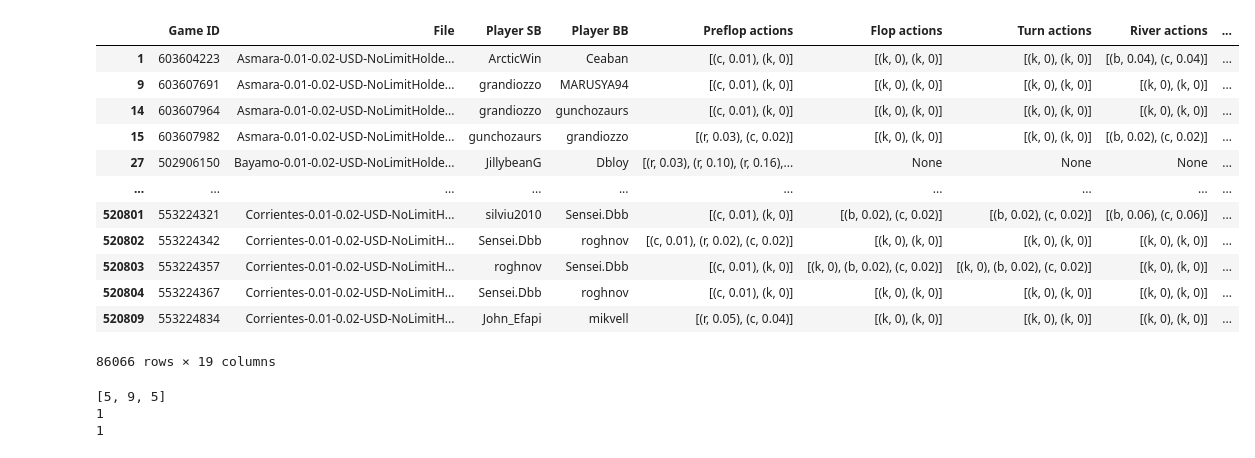
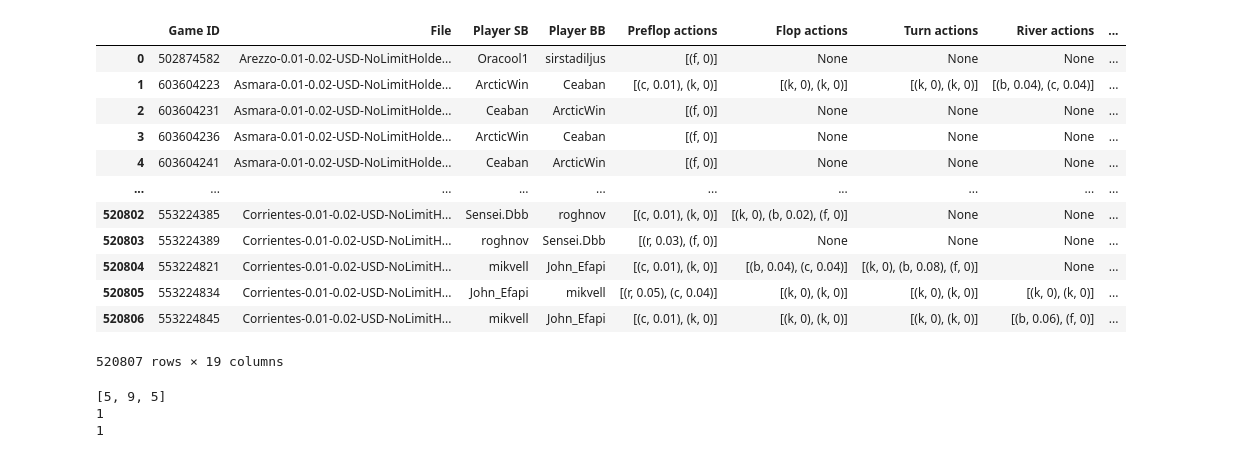
Before and after one commit to WinningEdge-AI/WinningEdge, a Jupyter notebook: straight_risk_prototype.ipynb, the cells around one changed output. Cells and saved outputs as stored; diff of their text form; code cells hidden in the pictures.

Commit message:
Bug fixed straight_risk_eval.py. Generated poker_df_straight_risk.pkl. Updated winedge/__init__.py.

```diff
--- a/straight_risk_prototype.ipynb
+++ b/straight_risk_prototype.ipynb
@@ -9,29 +5,29 @@ import warnings
 
 from winedge import Card
 # %%
-df = pd.read_pickle('/home/jtatka/WinningEdge/dataframe/poker_dataframe.pkl')
-st_df = df[(~df['River'].isnull()) & (~df['SB cards'].isnull()) & (~df['BB cards'].isnull())]
+df = pd.read_pickle('/home/jtatka/WinningEdge/dataframe/poker_dataframe_bugfixed.pkl')
+st_df = df
 
 #Add Columns to dataframe for SB & BB Handrank and Handstrength
 warnings.filterwarnings('ignore')
 st_df['Flop Straight Risk'] = np.nan
 st_df['Turn Straight Risk'] = np.nan
 st_df['River Straight Risk'] = np.nan
 st_df
 # %% [output]
 |  | Game ID | File | Player SB | Player BB | Preflop actions | Flop actions | Turn actions | River actions | ... |
+| 0 | 502874582 | Arezzo-0.01-0.02-USD-NoLimitHolde... | Oracool1 | sirstadiljus | [(f, 0)] | None | None | None | ... |
 | 1 | 603604223 | Asmara-0.01-0.02-USD-NoLimitHolde... | ArcticWin | Ceaban | [(c, 0.01), (k, 0)] | [(k, 0), (k, 0)] | [(k, 0), (k, 0)] | [(b, 0.04), (c, 0.04)] | ... |
-| 9 | 603607691 | Asmara-0.01-0.02-USD-NoLimitHolde... | grandiozzo | MARUSYA94 | [(c, 0.01), (k, 0)] | [(k, 0), (k, 0)] | [(k, 0), (k, 0)] | [(k, 0), (k, 0)] | ... |
-| 14 | 603607964 | Asmara-0.01-0.02-USD-NoLimitHolde... | grandiozzo | gunchozaurs | [(c, 0.01), (k, 0)] | [(k, 0), (k, 0)] | [(k, 0), (k, 0)] | [(k, 0), (k, 0)] | ... |
-| 15 | 603607982 | Asmara-0.01-0.02-USD-NoLimitHolde... | gunchozaurs | grandiozzo | [(r, 0.03), (c, 0.02)] | [(k, 0), (k, 0)] | [(k, 0), (k, 0)] | [(b, 0.02), (c, 0.02)] | ... |
-| 27 | 502906150 | Bayamo-0.01-0.02-USD-NoLimitHolde... | JillybeanG | Dbloy | [(r, 0.03), (r, 0.10), (r, 0.16),... | None | None | None | ... |
+| 2 | 603604231 | Asmara-0.01-0.02-USD-NoLimitHolde... | Ceaban | ArcticWin | [(f, 0)] | None | None | None | ... |
+| 3 | 603604236 | Asmara-0.01-0.02-USD-NoLimitHolde... | ArcticWin | Ceaban | [(f, 0)] | None | None | None | ... |
+| 4 | 603604241 | Asmara-0.01-0.02-USD-NoLimitHolde... | Ceaban | ArcticWin | [(f, 0)] | None | None | None | ... |
 | ... | ... | ... | ... | ... | ... | ... | ... | ... | ... |
-| 520801 | 553224321 | Corrientes-0.01-0.02-USD-NoLimitH... | silviu2010 | Sensei.Dbb | [(c, 0.01), (k, 0)] | [(b, 0.02), (c, 0.02)] | [(b, 0.02), (c, 0.02)] | [(b, 0.06), (c, 0.06)] | ... |
-| 520802 | 553224342 | Corrientes-0.01-0.02-USD-NoLimitH... | Sensei.Dbb | roghnov | [(c, 0.01), (r, 0.02), (c, 0.02)] | [(k, 0), (k, 0)] | [(k, 0), (k, 0)] | [(k, 0), (k, 0)] | ... |
-| 520803 | 553224357 | Corrientes-0.01-0.02-USD-NoLimitH... | roghnov | Sensei.Dbb | [(c, 0.01), (k, 0)] | [(k, 0), (b, 0.02), (c, 0.02)] | [(k, 0), (b, 0.02), (c, 0.02)] | [(k, 0), (k, 0)] | ... |
-| 520804 | 553224367 | Corrientes-0.01-0.02-USD-NoLimitH... | Sensei.Dbb | roghnov | [(c, 0.01), (k, 0)] | [(k, 0), (k, 0)] | [(k, 0), (k, 0)] | [(k, 0), (k, 0)] | ... |
-| 520809 | 553224834 | Corrientes-0.01-0.02-USD-NoLimitH... | John_Efapi | mikvell | [(r, 0.05), (c, 0.04)] | [(k, 0), (k, 0)] | [(k, 0), (k, 0)] | [(k, 0), (k, 0)] | ... |
+| 520802 | 553224385 | Corrientes-0.01-0.02-USD-NoLimitH... | Sensei.Dbb | roghnov | [(c, 0.01), (k, 0)] | [(k, 0), (b, 0.02), (f, 0)] | None | None | ... |
+| 520803 | 553224389 | Corrientes-0.01-0.02-USD-NoLimitH... | roghnov | Sensei.Dbb | [(r, 0.03), (f, 0)] | None | None | None | ... |
+| 520804 | 553224821 | Corrientes-0.01-0.02-USD-NoLimitH... | mikvell | John_Efapi | [(c, 0.01), (k, 0)] | [(b, 0.04), (c, 0.04)] | [(k, 0), (b, 0.08), (f, 0)] | None | ... |
+| 520805 | 553224834 | Corrientes-0.01-0.02-USD-NoLimitH... | John_Efapi | mikvell | [(r, 0.05), (c, 0.04)] | [(k, 0), (k, 0)] | [(k, 0), (k, 0)] | [(k, 0), (k, 0)] | ... |
+| 520806 | 553224845 | Corrientes-0.01-0.02-USD-NoLimitH... | mikvell | John_Efapi | [(c, 0.01), (k, 0)] | [(k, 0), (k, 0)] | [(k, 0), (k, 0)] | [(b, 0.06), (f, 0)] | ... |
-86066 rows × 19 columns
+520807 rows × 19 columns
 # %%
 # eval straights
 
```
Also changed, not shown: parts of 4 cells of this notebook, 3 other files.
